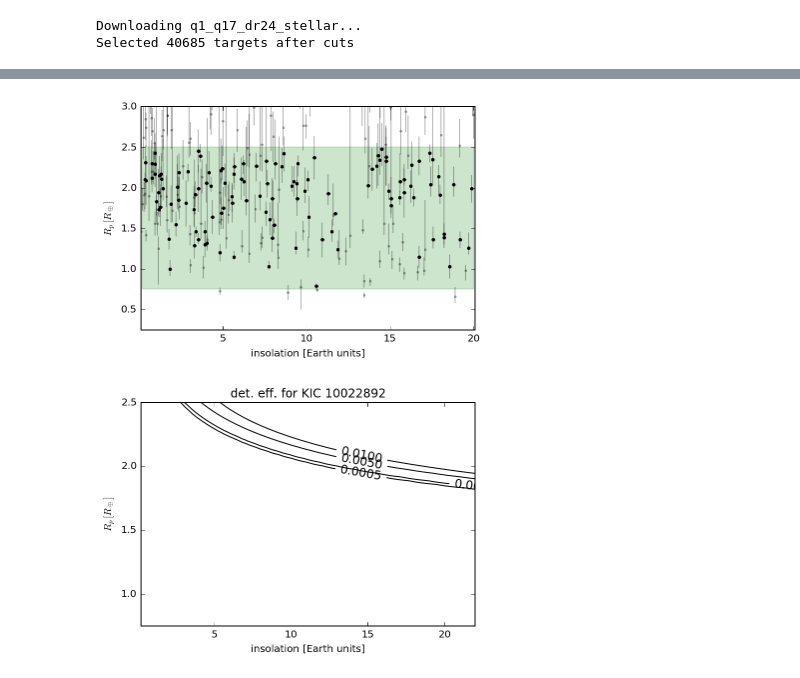
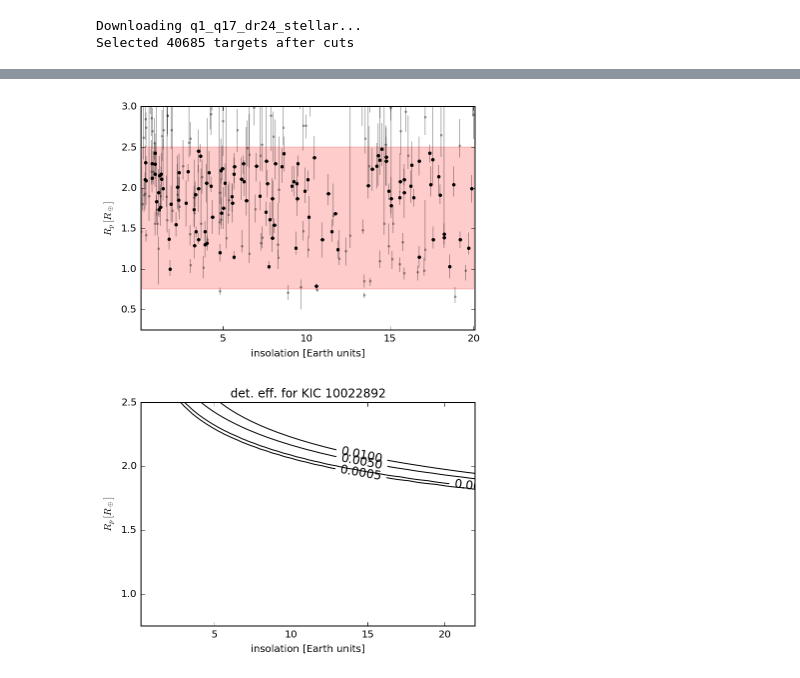
Before and after one commit to mshabram/PyStan_Kepler_Exoplanet_Populations, a Jupyter notebook: exopop_insolation_3_PyStan_v1.ipynb, the cells around one changed output, grey strips where cells are left out. Drawn from its saved outputs; the diff is of its cells as text; code cells hidden in the pictures.

```diff
--- a/exopop_insolation_3_PyStan_v1.ipynb
+++ b/exopop_insolation_3_PyStan_v1.ipynb
@@ -179,16 +161,16 @@ Selected 117 KOIs after cuts
 # %%
 #%%=========================================================
-# Plot the measurements with error bars, in insolation-radius phase space
+# Plot the measurements with error bars, in insolation-radius parameter space
 yerr = np.abs(np.array(base_kois[["koi_prad_err2", "koi_prad_err1"]])).T
 pl.errorbar(base_kois.koi_insol, base_kois.koi_prad, yerr=yerr, fmt=".k", ms=4,
             capsize=0, alpha=0.3)
 pl.plot(kois.koi_insol, kois.koi_prad, ".k", ms=6)
-pl.fill_between(insolation_rng, [rp_rng[1], rp_rng[1]], [rp_rng[0], rp_rng[0]], color="g", alpha=0.2)
+pl.fill_between(insolation_rng, [rp_rng[1], rp_rng[1]], [rp_rng[0], rp_rng[0]], color="r", alpha=0.2)
 pl.xlim(insolation_rng + 0.1 * np.array([-1, 1]))
 pl.ylim(rp_rng + 0.5 * np.array([-1, 1]))
 pl.xlabel("insolation [Earth units]")
 pl.ylabel("$R_p \, [R_\oplus]$");
 # %% [output]
-[figure, old version]
+[figure, new version]
 # %%
 #%%=========================================================
```
Also changed, not shown: parts of 16 cells of this notebook.
